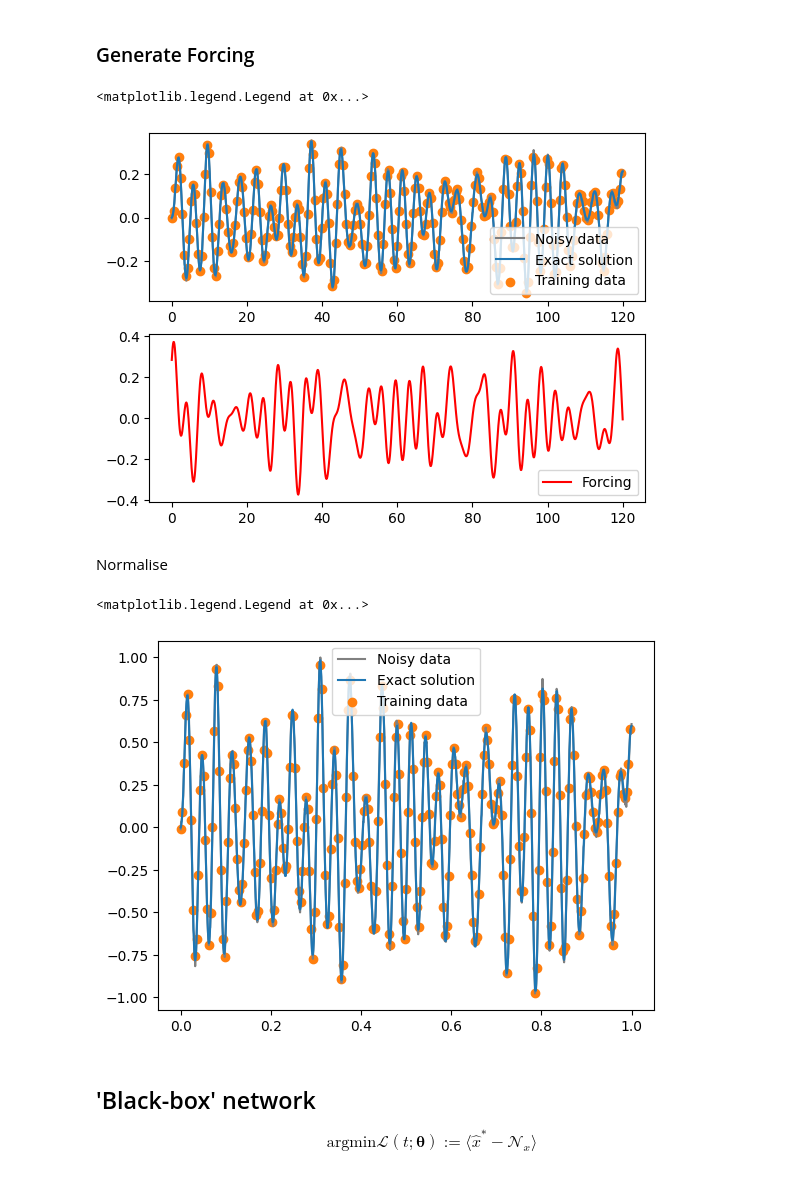
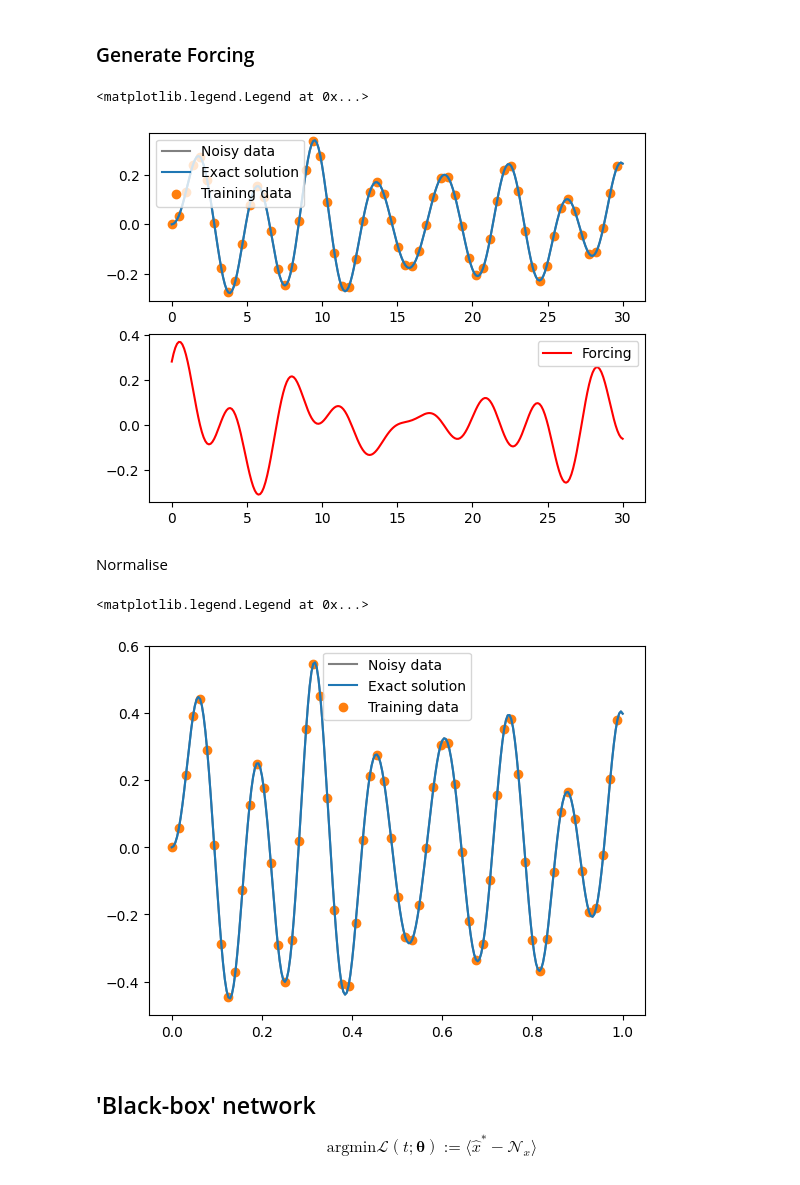
Before and after one commit to MarcusHA94/structural-dynamics-pinns, a Jupyter notebook: sdof_instance/sdof_forced_cubic_fm.ipynb, the cells around one changed output. Saved outputs shown, nothing was run; the diff lists cells and outputs as text; code cells hidden in the pictures.

```diff
--- a/sdof_instance/sdof_forced_cubic_fm.ipynb
+++ b/sdof_instance/sdof_forced_cubic_fm.ipynb
@@ -34,7 +37,11 @@ from IPython import display
 ### Generate Forcing
 # %%
 nt = 1024
-t = np.linspace(0,120,nt)
+t = np.linspace(0, 120, nt)
+
+nt = 256
+t = np.linspace(0, 30, nt)
+
 fs = 1/t[1]
 
 F0 = 0.1  # N
@@ -98,35 +105,35 @@ gt_config = {
         "c_tild" : c_tild,
         "k3_tild" : k3_tild
     },
     "init_conds" : {
         "x0" : 0.0,
         "v0" : 0.0,
         "a0" : 0.0
     },
     "forcing" : excitation
 }
 
 x, v = sdof_solution(t, **gt_config)
-x_noisy = add_noise(x.view(-1,1), 0.02)
+x_noisy = add_noise(x.view(-1,1), 0.00)
 t = torch.tensor(t).view(-1,1).to(torch.float32)
 
 # slice out a number of points from the start of the signal
 sub_ind = np.arange(0, int(nt/1), 4)
 
 t_data = t[sub_ind]
 x_data = x_noisy[sub_ind]
 
 fig, axs= plt.subplots(2,1)
 axs[0].plot(t, x_noisy, color="gray", label="Noisy data")
 axs[0].plot(t, x, label="Exact solution")
 axs[0].scatter(t_data, x_data, color="tab:orange", label="Training data")
 axs[0].legend()
 
 axs[1].plot(t, excitation["F_tild"], color="red", label="Forcing")
 axs[1].legend()
 # %% [output]
 <matplotlib.legend.Legend at 0x...>
-[figure, old version]
+[figure, new version]
 # %% [markdown]
 Normalise
 # %%
@@ -149,7 +156,7 @@ ax.scatter(t_data, x_data, color="tab:orange", label="Training data")
 ax.legend()
 # %% [output]
 <matplotlib.legend.Legend at 0x...>
-[figure, old version]
+[figure, new version]
 # %% [markdown]
 ## 'Black-box' network
 
```
Also changed, not shown: parts of 3 cells of this notebook, 3 other files.
